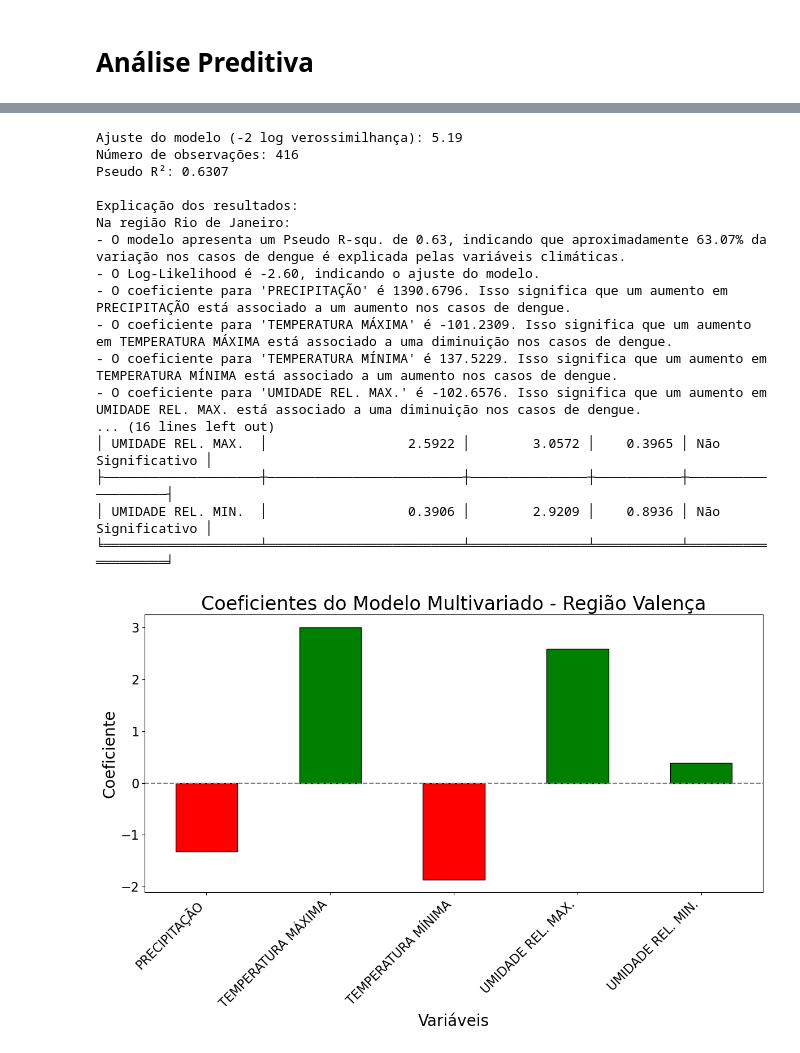
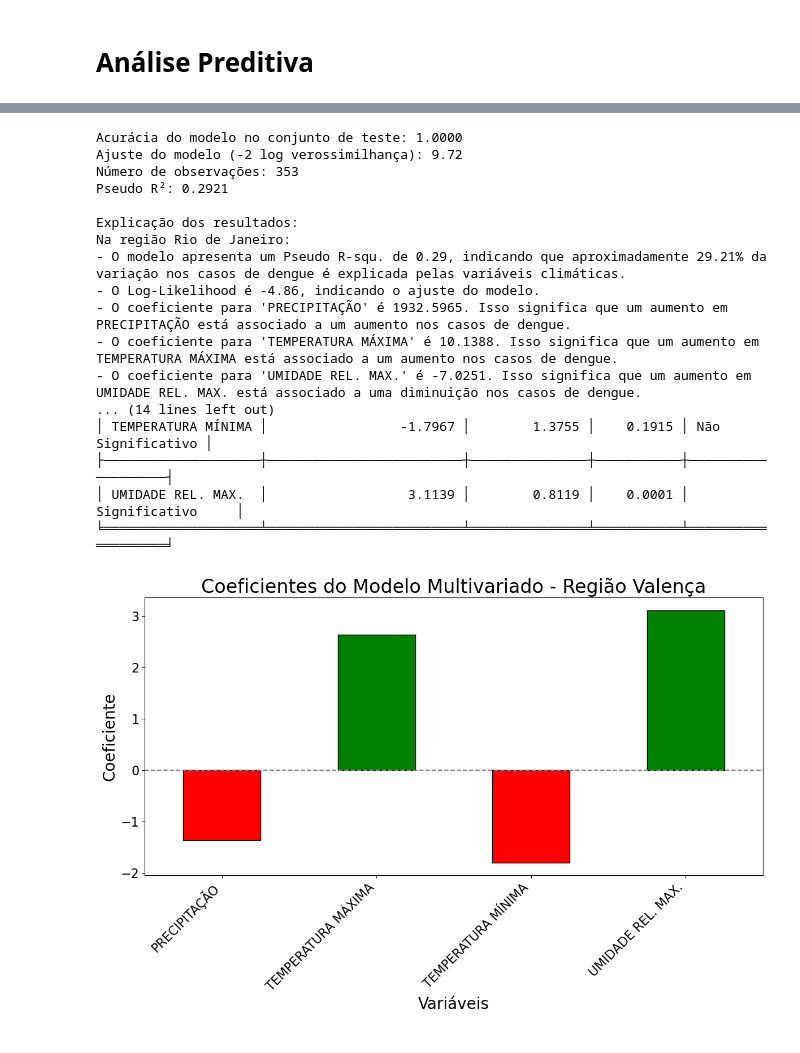
Before and after one commit to 07Dalmaso/TCC-, a Jupyter notebook: TCC - ANALISE PREDITIVA/anlise_preditiva.ipynb, the cells around one changed output, grey strips where cells are left out. Cells and saved outputs as stored; diff of their text form; code cells hidden in the pictures.

```diff
--- a/TCC - ANALISE PREDITIVA/anlise_preditiva.ipynb
+++ b/TCC - ANALISE PREDITIVA/anlise_preditiva.ipynb
@@ -429,6 +429,8 @@ import statsmodels.api as sm
 import warnings
 import matplotlib.pyplot as plt
 from tabulate import tabulate
+from sklearn.model_selection import train_test_split
+from sklearn.preprocessing import StandardScaler
 
 nomes_regioes = {
     'CG': 'Campos de Goytacazes',
@@ -466,15 +468,30 @@ for regiao, arquivo in arquivos_regioes.items():
 
     Y = dados['Casos_bin']
     variaveis_independentes = list(nomes_variaveis.keys())
-    X = dados[variaveis_independentes]
+    X = dados[variaveis_independentes].copy()
+
+    # Verificar colinearidade (correlação)
+    corr_matrix = X.corr().abs()
+    upper_tri = corr_matrix.where(np.triu(np.ones(corr_matrix.shape), k=1).astype(bool))
+
+    # Encontrar e remover variáveis altamente correlacionadas (com correlação > 0.9)
+    to_drop = [column for column in upper_tri.columns if any(upper_tri[column] > 0.9)]
+    if to_drop:
+        print(f"Removendo variáveis altamente correlacionadas: {to_drop}")
+        X = X.drop(columns=to_drop)
+
+    # Adicionando constante
     X = sm.add_constant(X)
+
+    # Dividir em conjunto de treino e teste
+    X_train, X_test, Y_train, Y_test = train_test_split(X, Y, test_size=0.15, random_state=42)
 
     with warnings.catch_warnings():
         warnings.simplefilter("ignore", category=UserWarning)
         warnings.simplefilter("ignore", category=sm.tools.sm_exceptions.ConvergenceWarning)
 
         try:
-            modelo = sm.Logit(Y, X)
+            modelo = sm.Logit(Y_train, X_train)
             resultado = modelo.fit(disp=0)
 
             nome_regiao = nomes_regioes[regiao]
@@ -510,6 +527,12 @@ for regiao, arquivo in arquivos_regioes.items():
             plt.tight_layout()
             plt.show()
 
+            # Avaliação do modelo
+            previsoes = resultado.predict(X_test)
+            previsoes_bin = previsoes.apply(lambda x: 1 if x >= 0.5 else 0)
+            acuracia = (previsoes_bin == Y_test).mean()
+            print(f'Acurácia do modelo no conjunto de teste: {acuracia:.4f}')
+
             ajuste_modelo = -2 * resultado.llf
             print(f'Ajuste do modelo (-2 log verossimilhança): {ajuste_modelo:.2f}')
             print(f"Número de observações: {resultado.nobs}")
@@ -521,9 +544,10 @@ for regiao, arquivo in arquivos_regioes.items():
             print(f"- O Log-Likelihood é {resultado.llf:.2f}, indicando o ajuste do modelo.")
 
             for var in variaveis_independentes:
-                nome_variavel = nomes_variaveis[var]
-                coef = resultado.params[var]
-                print(f"- O coeficiente para '{nome_variavel}' é {coef:.4f}. Isso significa que um aumento em {nome_variavel} está associado a {'um aumento' if coef > 0 else 'uma diminuição'} nos casos de dengue.")
+                if var not in to_drop:  # Verifica se a variável ainda está no modelo
+                    nome_variavel = nomes_variaveis[var]
+                    coef = resultado.params[var]
+                    print(f"- O coeficiente para '{nome_variavel}' é {coef:.4f}. Isso significa que um aumento em {nome_variavel} está associado a {'um aumento' if coef > 0 else 'uma diminuição'} nos casos de dengue.")
 
         except Exception as e:
             print(f"Erro ao ajustar o modelo para a região {nome_regiao}: {e}")
@@ -567,18 +591,18 @@ Na região Campos de Goytacazes:
-Ajuste do modelo (-2 log verossimilhança): 5.19
-Número de observações: 416
-Pseudo R²: 0.6307
+Acurácia do modelo no conjunto de teste: 1.0000
+Ajuste do modelo (-2 log verossimilhança): 9.72
+Número de observações: 353
+Pseudo R²: 0.2921
 
 Explicação dos resultados:
 Na região Rio de Janeiro:
-- O modelo apresenta um Pseudo R-squ. de 0.63, indicando que aproximadamente 63.07% da variação nos casos de dengue é explicada pelas variáveis climáticas.
-- O Log-Likelihood é -2.60, indicando o ajuste do modelo.
-- O coeficiente para 'PRECIPITAÇÃO' é 1390.6796. Isso significa que um aumento em PRECIPITAÇÃO está associado a um aumento nos casos de dengue.
-- O coeficiente para 'TEMPERATURA MÁXIMA' é -101.2309. Isso significa que um aumento em TEMPERATURA MÁXIMA está associado a uma diminuição nos casos de dengue.
-- O coeficiente para 'TEMPERATURA MÍNIMA' é 137.5229. Isso significa que um aumento em TEMPERATURA MÍNIMA está associado a um aumento nos casos de dengue.
-- O coeficiente para 'UMIDADE REL. MAX.' é -102.6576. Isso significa que um aumento em UMIDADE REL. MAX. está associado a uma diminuição nos casos de dengue.
-... (16 lines left out)
-│ UMIDADE REL. MAX.  │                  2.5922 │        3.0572 │    0.3965 │ Não Significativo │
+- O modelo apresenta um Pseudo R-squ. de 0.29, indicando que aproximadamente 29.21% da variação nos casos de dengue é explicada pelas variáveis climáticas.
+- O Log-Likelihood é -4.86, indicando o ajuste do modelo.
+- O coeficiente para 'PRECIPITAÇÃO' é 1932.5965. Isso significa que um aumento em PRECIPITAÇÃO está associado a um aumento nos casos de dengue.
+- O coeficiente para 'TEMPERATURA MÁXIMA' é 10.1388. Isso significa que um aumento em TEMPERATURA MÁXIMA está associado a um aumento nos casos de dengue.
+- O coeficiente para 'UMIDADE REL. MAX.' é -7.0251. Isso significa que um aumento em UMIDADE REL. MAX. está associado a uma diminuição nos casos de dengue.
+... (14 lines left out)
+│ TEMPERATURA MÍNIMA │                 -1.7967 │        1.3755 │    0.1915 │ Não Significativo │
 ├────────────────────┼─────────────────────────┼───────────────┼───────────┼───────────────────┤
-│ UMIDADE REL. MIN.  │                  0.3906 │        2.9209 │    0.8936 │ Não Significativo │
+│ UMIDADE REL. MAX.  │                  3.1139 │        0.8119 │    0.0001 │ Significativo     │
 ╘════════════════════╧═════════════════════════╧═══════════════╧═══════════╧═══════════════════╛
-[figure, old version]
+[figure, new version]
```
Also changed, not shown: parts of 1 cell of this notebook.
